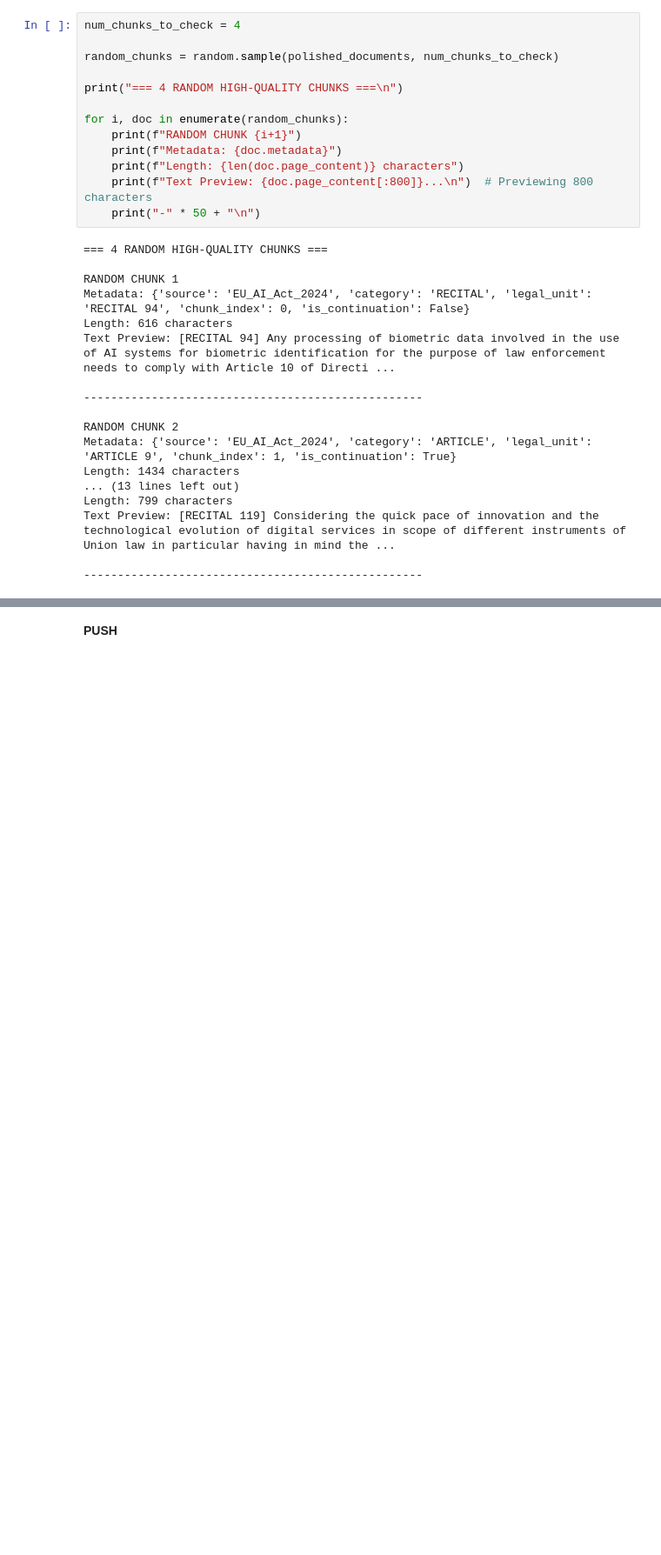
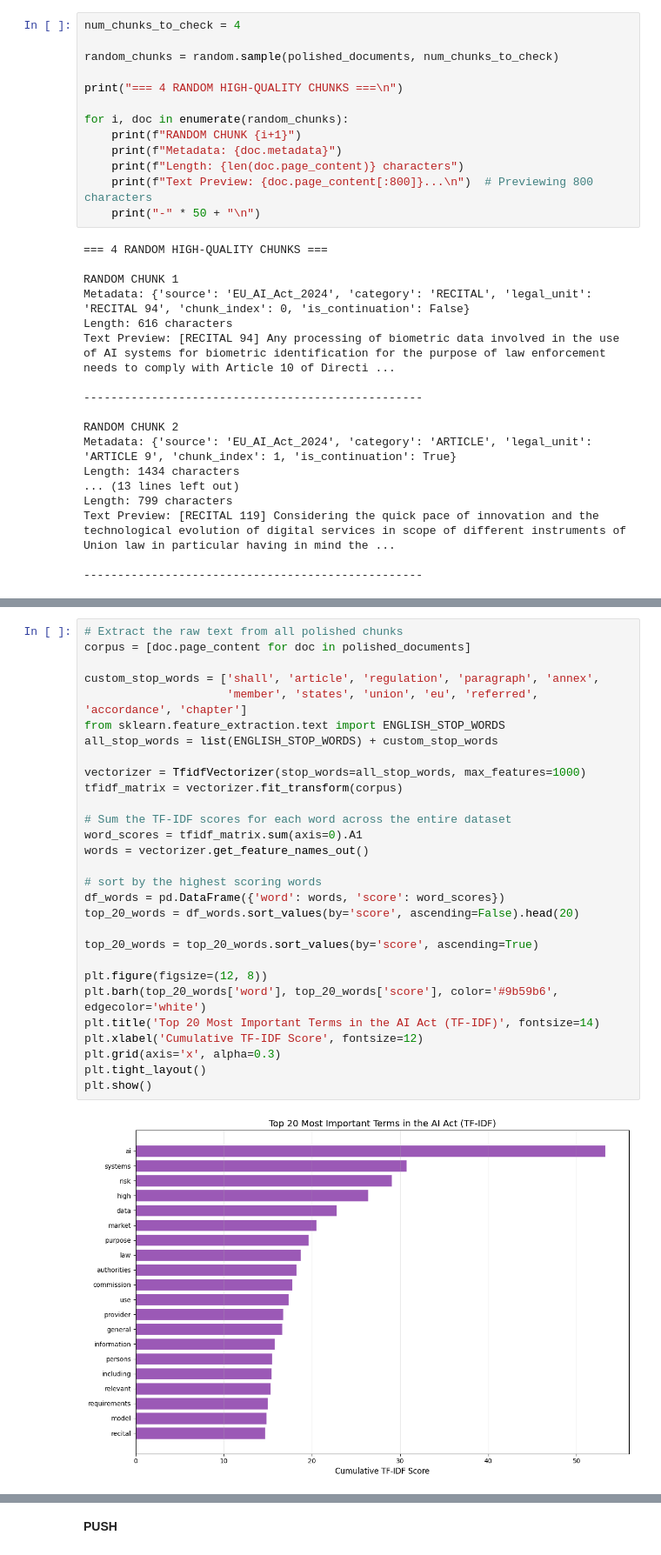
Before and after one commit to profsuccodifrutta/ai_act_RAG_navigator, a Jupyter notebook: ai_act_RAG.ipynb, the cells around one changed output, grey strips where cells are left out. Shown at 87% size. Saved outputs shown, nothing was run; the diff lists cells and outputs as text; blank space fills up the shorter version.

```diff
--- a/ai_act_RAG.ipynb
+++ b/ai_act_RAG.ipynb
@@ -333,0 +365,31 @@ plt.show()
+# %%
+# Extract the raw text from all polished chunks
+corpus = [doc.page_content for doc in polished_documents]
+
+custom_stop_words = ['shall', 'article', 'regulation', 'paragraph', 'annex',
+                     'member', 'states', 'union', 'eu', 'referred', 'accordance', 'chapter']
+from sklearn.feature_extraction.text import ENGLISH_STOP_WORDS
+all_stop_words = list(ENGLISH_STOP_WORDS) + custom_stop_words
+
+vectorizer = TfidfVectorizer(stop_words=all_stop_words, max_features=1000)
+tfidf_matrix = vectorizer.fit_transform(corpus)
+
+# Sum the TF-IDF scores for each word across the entire dataset
+word_scores = tfidf_matrix.sum(axis=0).A1
+words = vectorizer.get_feature_names_out()
+
+# sort by the highest scoring words
+df_words = pd.DataFrame({'word': words, 'score': word_scores})
+top_20_words = df_words.sort_values(by='score', ascending=False).head(20)
+
+top_20_words = top_20_words.sort_values(by='score', ascending=True)
+
+plt.figure(figsize=(12, 8))
+plt.barh(top_20_words['word'], top_20_words['score'], color='#9b59b6', edgecolor='white')
+plt.title('Top 20 Most Important Terms in the AI Act (TF-IDF)', fontsize=14)
+plt.xlabel('Cumulative TF-IDF Score', fontsize=12)
+plt.grid(axis='x', alpha=0.3)
+plt.tight_layout()
+plt.show()
+# %% [output]
+[figure, added]
```
Also changed, not shown: parts of 6 cells of this notebook.
